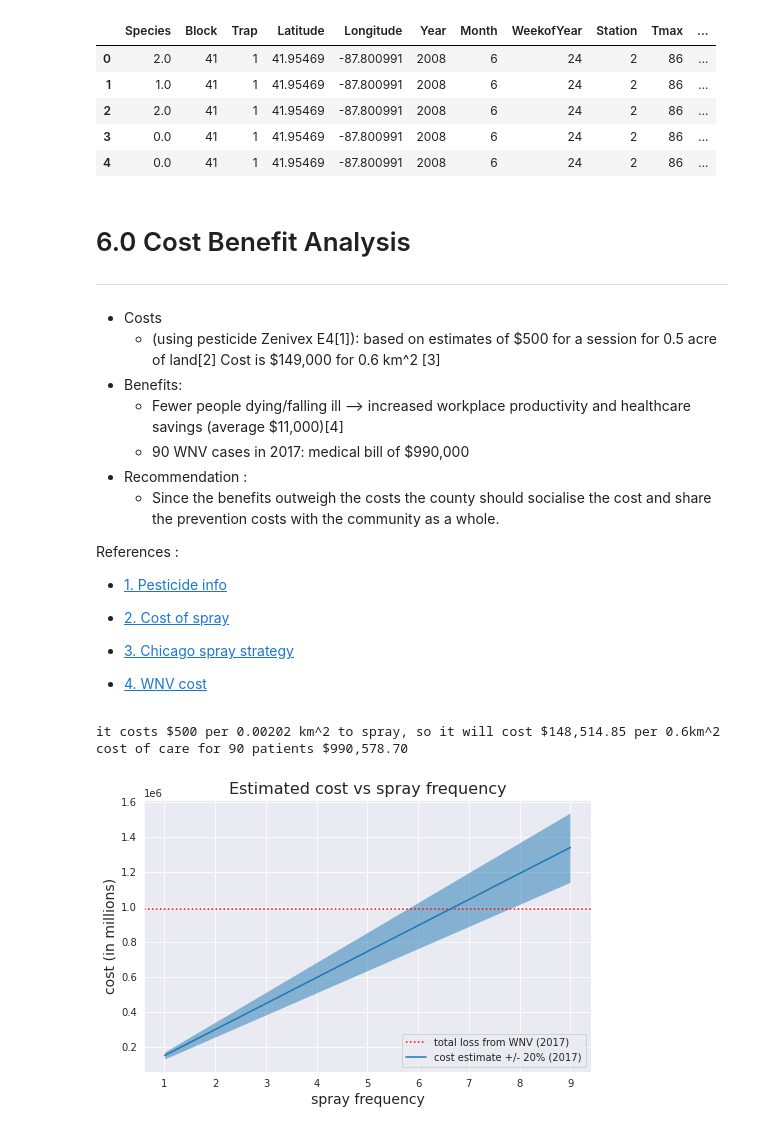
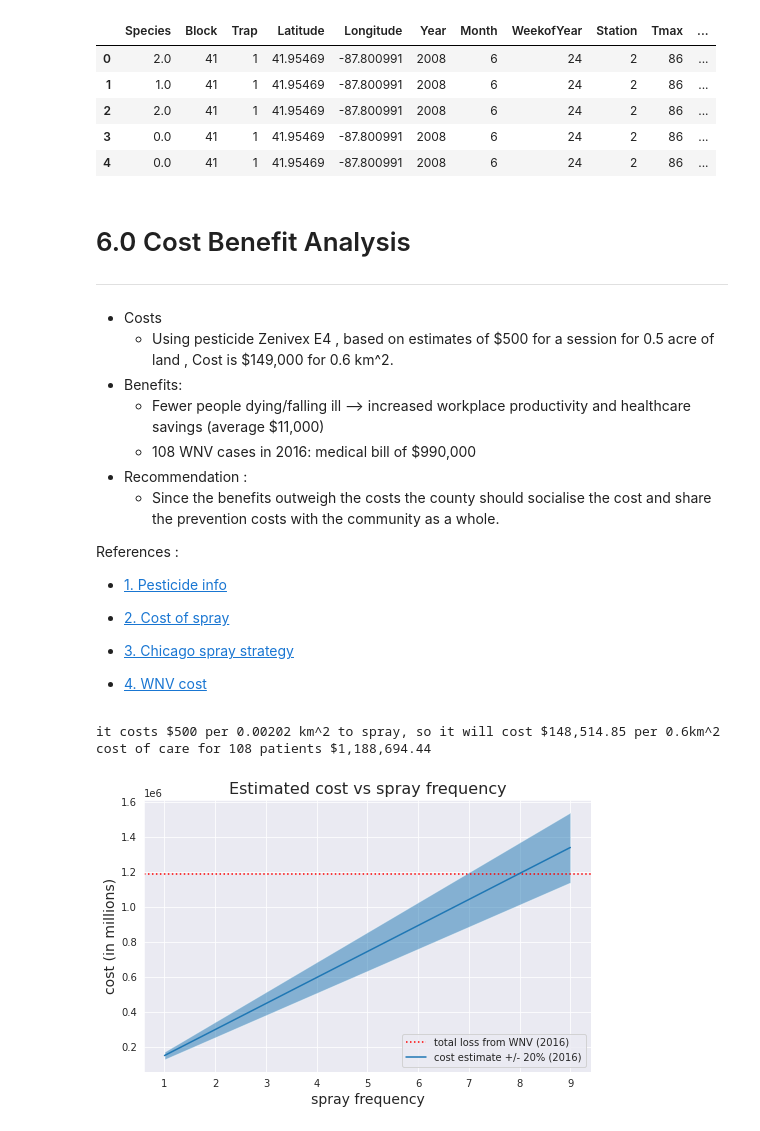
Before and after one commit to henrioei/Binary-Classification-on-West-Nile-Virus, a Jupyter notebook: West_Nile_Virus_Classification_Modelling_Part_2.ipynb, the cells around one changed output. Cells and saved outputs as stored; diff of their text form; code cells hidden in the pictures.

```diff
--- a/West_Nile_Virus_Classification_Modelling_Part_2.ipynb
+++ b/West_Nile_Virus_Classification_Modelling_Part_2.ipynb
@@ -665,10 +665,10 @@ df_submission.to_csv(path_or_buf = 'df_submission.csv' , index = False)
 ___
 
 * Costs
-  - (using pesticide Zenivex E4[1]): based on estimates of \$500 for a session for 0.5 acre of land[2] Cost is \$149,000 for 0.6 km^2 [3]
+  - Using pesticide Zenivex E4 , based on estimates of \$500 for a session for 0.5 acre of land , Cost is \$149,000 for 0.6 km^2.
 * Benefits:
-  - Fewer people dying/falling ill —> increased workplace productivity and healthcare savings (average \$11,000)[4]
-  - 90 WNV cases in 2017: medical bill of \$990,000
+  - Fewer people dying/falling ill —> increased workplace productivity and healthcare savings (average \$11,000)
+  - 108 WNV cases in 2016: medical bill of \$990,000
 * Recommendation :
   - Since the benefits outweigh the costs the county should socialise the cost and share the prevention costs with the community as a whole.
 
@@ -687,26 +687,26 @@ sp_cost = 500/.00202*.6
 print(f'it costs $500 per 0.00202 km^2 to spray, so it will cost ${sp_cost:,.2f} per 0.6km^2')
 
 # cost of care mean attributable 1-year cost CAD 13,648 USD 11006.43
-print(f'cost of care for 90 patients ${11006.43*90:,.2f}')
+print(f'cost of care for 108 patients ${11006.43*108:,.2f}')
 # %% [output]
 it costs $500 per 0.00202 km^2 to spray, so it will cost $148,514.85 per 0.6km^2
-cost of care for 90 patients $990,578.70
+cost of care for 108 patients $1,188,694.44
 # %%
 max_frequency = 10
 
 plt.figure(figsize=(8,5))
 
 x_value = np.arange(1, max_frequency)
 y_value = np.arange(1, max_frequency) * 149_000
 bandwidth = np.arange(1, max_frequency) * 149_000*.3
 
 plt.fill_between(x_value, y_value+bandwidth/2, y_value-bandwidth/2, alpha=.5)
-plt.axhline(990_000, color='r', linestyle=':', label = 'total loss from WNV (2017)')
-plt.plot(x_value,y_value, label='cost estimate +/- 20% (2017)')
+plt.axhline(1_188_000, color='r', linestyle=':', label = 'total loss from WNV (2016)')
+plt.plot(x_value,y_value, label='cost estimate +/- 20% (2016)')
 plt.title('Estimated cost vs spray frequency', fontsize=16)
 plt.xlabel('spray frequency', fontsize=14)
 plt.ylabel('cost (in millions)', fontsize=14)
 plt.legend(loc=4)
 plt.show();
 # %% [output]
-[figure, old version]
+[figure, new version]
```
Also changed, not shown: parts of 9 cells of this notebook.
